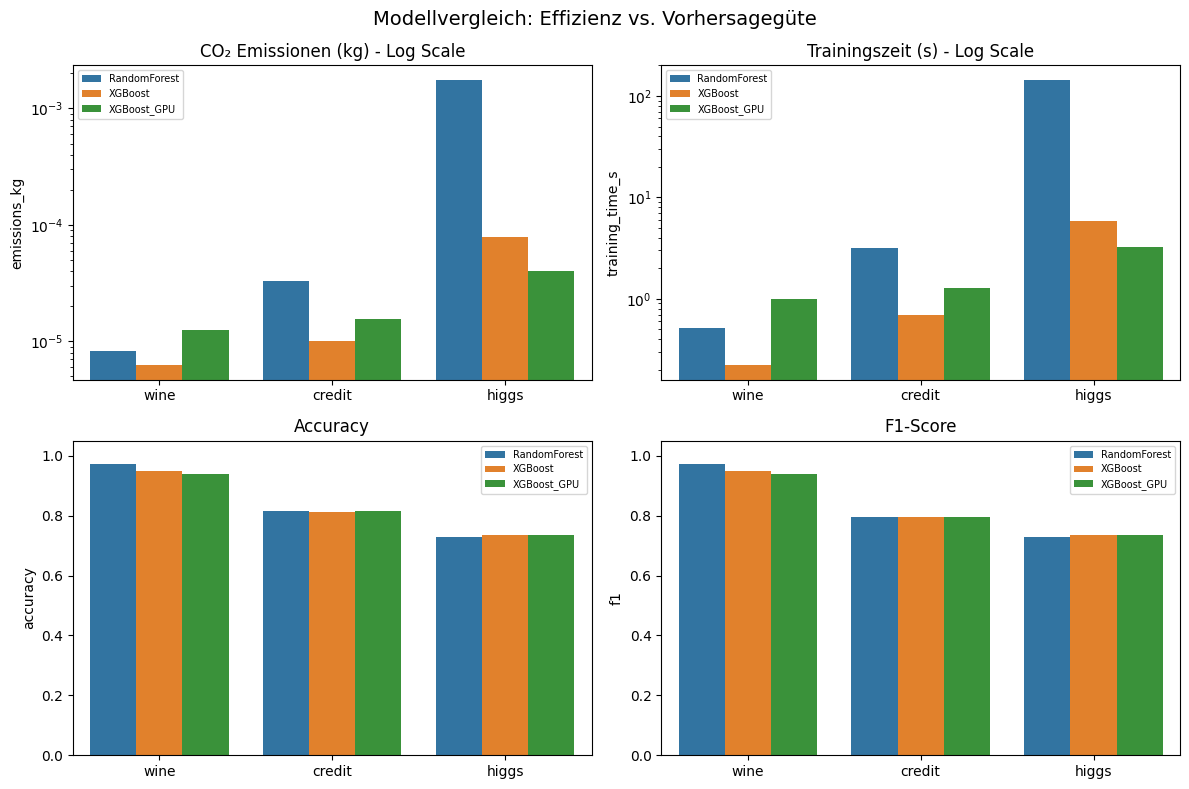
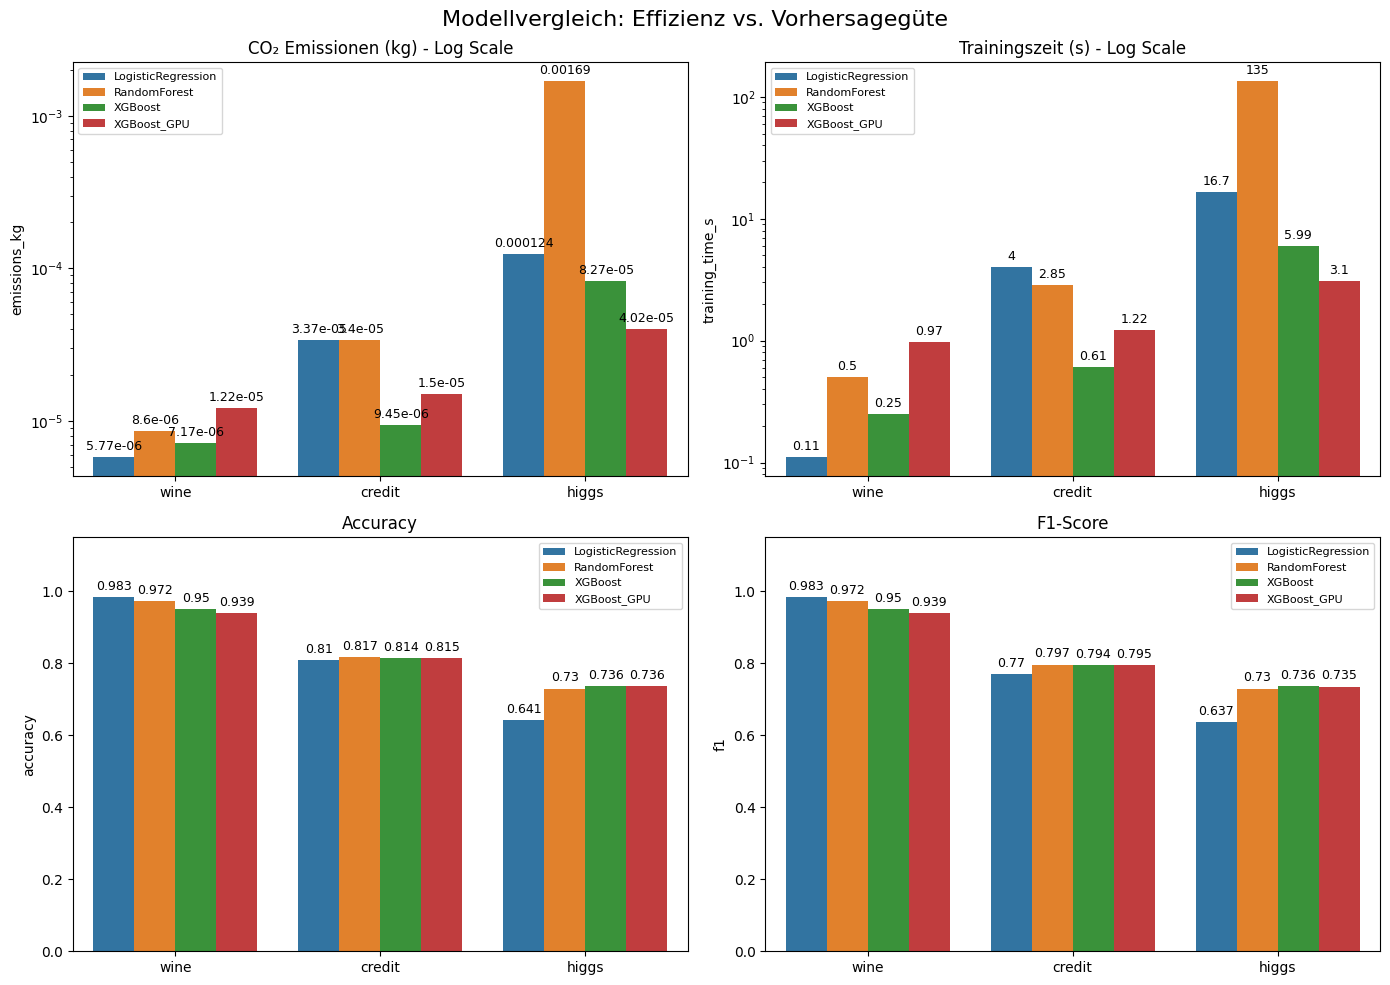
Code edit (unified diff) that turned the first committed figure into the second:
--- before
+++ after
@@ -1,51 +1,61 @@
+import pandas as pd
+import matplotlib.pyplot as plt
+import seaborn as sns
+
 # 1. Daten einlesen & bereinigen
 df = pd.read_csv("../results/results.csv")
-df = df.drop_duplicates(subset=["dataset", "model"], keep="first")
+
+# Nur relevante Spalten behalten (score-Experimente ignorieren)
+df = df[["timestamp", "model", "dataset", "nrows", "accuracy", "f1", "emissions_kg", "training_time_s"]]
+
+# Neuesten Run pro Kombination behalten
+df = df.drop_duplicates(subset=["dataset", "nrows", "model"], keep="last")
+
+# Label nur wo nötig (higgs hat mehrere nrows, wine/credit nicht)
+df["model_label"] = df.apply(
+    lambda r: f"{r['model']} ({r['nrows']})"
+    if df[df["dataset"] == r["dataset"]]["nrows"].nunique() > 1
+    else r["model"],
+    axis=1
+)
 
 # 2. Visualisierung aufbauen
-# Die Figure etwas größer machen (14, 10), damit die Zahlen gut Platz haben
 fig, axes = plt.subplots(2, 2, figsize=(14, 10))
 fig.suptitle("Modellvergleich: Effizienz vs. Vorhersagegüte", fontsize=16)
 
 # Oben Links: Emissionen
-sns.barplot(data=df, x="dataset", y="emissions_kg", hue="model", ax=axes[0,0])
-axes[0,0].set_title("CO₂ Emissionen (kg) - Log Scale")
-axes[0,0].set_yscale("log")
-axes[0,0].set_xlabel("")
+sns.barplot(data=df, x="dataset", y="emissions_kg", hue="model_label", ax=axes[0, 0])
+axes[0, 0].set_title("CO₂ Emissionen (kg) - Log Scale")
+axes[0, 0].set_yscale("log")
+axes[0, 0].set_xlabel("")
 
 # Oben Rechts: Trainingszeit
-sns.barplot(data=df, x="dataset", y="training_time_s", hue="model", ax=axes[0,1])
-axes[0,1].set_title("Trainingszeit (s) - Log Scale")
-axes[0,1].set_yscale("log")
-axes[0,1].set_xlabel("")
+sns.barplot(data=df, x="dataset", y="training_time_s", hue="model_label", ax=axes[0, 1])
+axes[0, 1].set_title("Trainingszeit (s) - Log Scale")
+axes[0, 1].set_yscale("log")
+axes[0, 1].set_xlabel("")
 
 # Unten Links: Accuracy
-sns.barplot(data=df, x="dataset", y="accuracy", hue="model", ax=axes[1,0])
-axes[1,0].set_title("Accuracy")
-# Etwas mehr Platz nach oben (1.15 statt 1.05), damit die Text-Labels nicht den Rand berühren
-axes[1,0].set_ylim(0, 1.15) 
-axes[1,0].set_xlabel("")
+sns.barplot(data=df, x="dataset", y="accuracy", hue="model_label", ax=axes[1, 0])
+axes[1, 0].set_title("Accuracy")
+axes[1, 0].set_ylim(0, 1.15)
+axes[1, 0].set_xlabel("")
 
 # Unten Rechts: F1-Score
-sns.barplot(data=df, x="dataset", y="f1", hue="model", ax=axes[1,1])
-axes[1,1].set_title("F1-Score")
-axes[1,1].set_ylim(0, 1.15) 
-axes[1,1].set_xlabel("")
+sns.barplot(data=df, x="dataset", y="f1", hue="model_label", ax=axes[1, 1])
+axes[1, 1].set_title("F1-Score")
+axes[1, 1].set_ylim(0, 1.15)
+axes[1, 1].set_xlabel("")
 
-# 3. ABSOLUTE ZAHLEN HINZUFÜGEN
-# Iteriert über alle 4 Subplots und fügt die Zahlen über den Balken ein
+# 3. Absolute Zahlen über Balken
 for ax in axes.flat:
     for container in ax.containers:
-        # fmt='%.3g' formatiert die Zahlen elegant (z.B. 0.00213 oder 0.952)
-        # padding=3 sorgt für einen kleinen Abstand zwischen Balken und Zahl
-        ax.bar_label(container, fmt='%.3g', padding=3, fontsize=9)
+        ax.bar_label(container, fmt="%.3g", padding=3, fontsize=9)
 
-plt.tight_layout()
-
-# Legenden anpassen
+# 4. Legenden anpassen
 for ax in axes.flat:
     ax.legend(fontsize=8, title_fontsize=8)
 
-# Speichern und anzeigen
+plt.tight_layout()
 plt.savefig("../results/vergleich.png", dpi=150, bbox_inches="tight")
 plt.show()

Commit: added a carbon-accuracy score and done a normalization per dataset for better comparison (coded on mac so no real values)